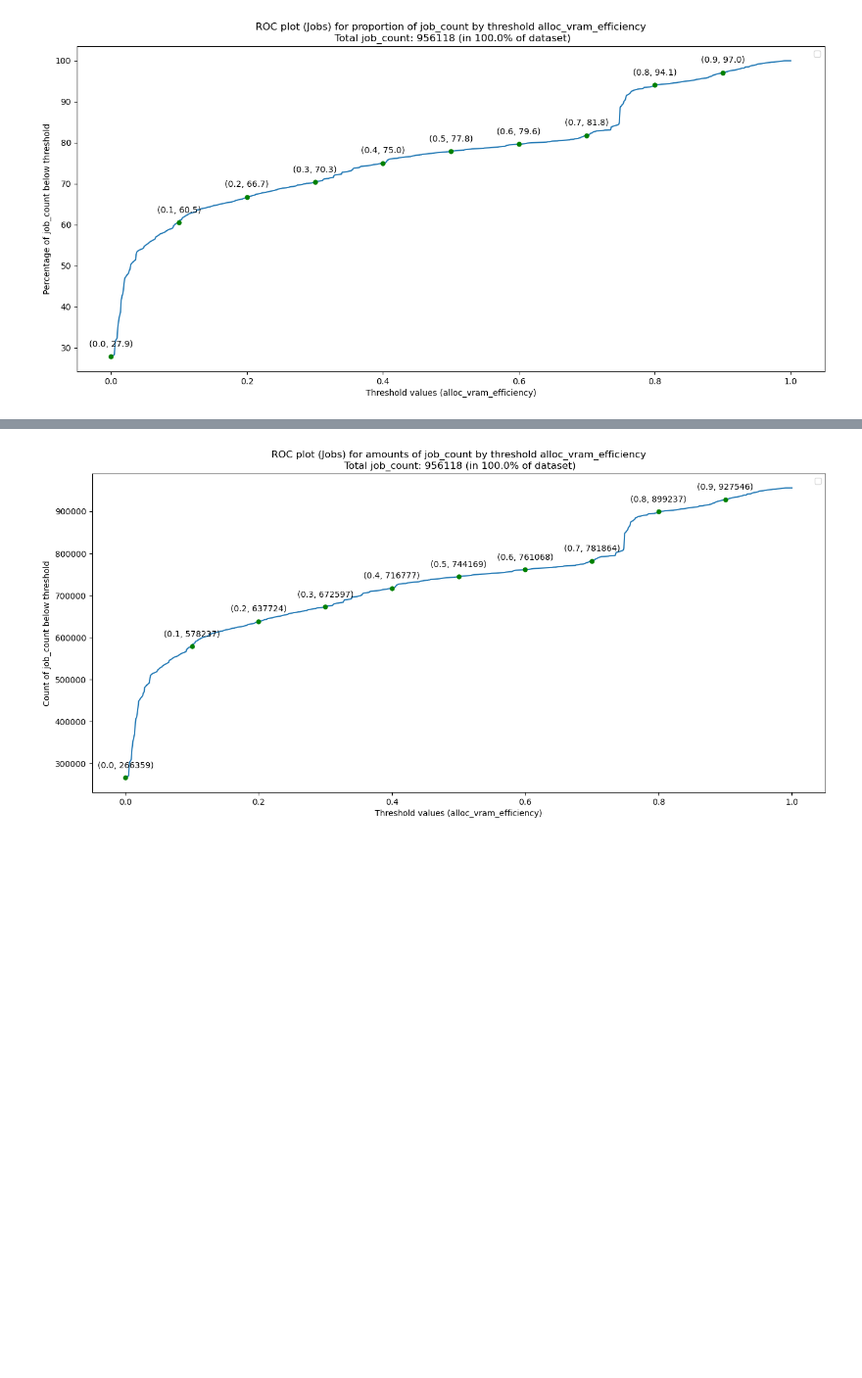
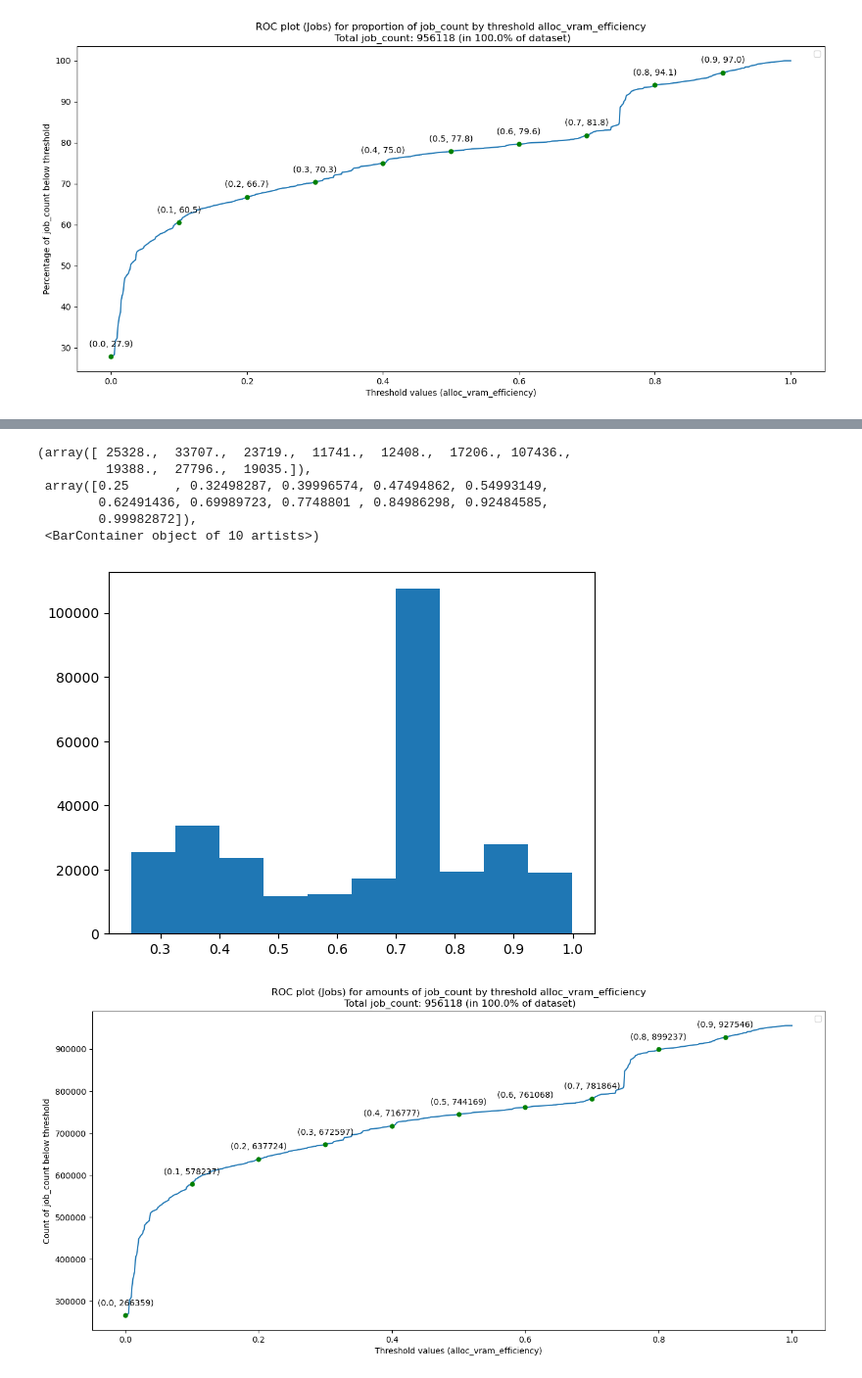
Before and after one commit to UnityHPC/ds4cg-job-analytics, a Jupyter notebook: notebooks/ROC Plot.ipynb, the cells around one changed output, grey strips where cells are left out. Shown at 98% size. Saved outputs shown, nothing was run; the diff lists cells and outputs as text; code cells hidden in the pictures; blank space fills up the shorter version.

Commit message:
Add some code to ROC notesbooks to inspect big jump in jobs plot

```diff
--- a/notebooks/ROC Plot.ipynb
+++ b/notebooks/ROC Plot.ipynb
@@ -84,3 +81,13 @@ fig, (axe1) = roc_instance.plot_roc_jobs(
 )
 # %% [output]
 [figure]
+# %%
+# Inspect jump jobs
+temp = roc_instance.jobs_with_efficiency_metrics
+filtered = temp[(temp["alloc_vram_efficiency"] >= 0.75) & (temp["alloc_vram_efficiency"] <= 0.78)]
+# print(len(filtered))
+# print(len(filtered["JobID"].unique()))
+# print(filtered["GPUType"].value_counts())
+# filtered
+# filtered["User"].unique()
+filtered["vram_constraint"].value_counts()
@@ -87,3 +107,14 @@ fig, (axe1) = roc_instance.plot_roc_jobs(
+# %%
+import matplotlib.pyplot as plt
+plt.hist(filtered["alloc_vram_efficiency"])
+# %% [output]
+(array([ 25328.,  33707.,  23719.,  11741.,  12408.,  17206., 107436.,
+         19388.,  27796.,  19035.]),
+ array([0.25      , 0.32498287, 0.39996574, 0.47494862, 0.54993149,
+        0.62491436, 0.69989723, 0.7748801 , 0.84986298, 0.92484585,
+        0.99982872]),
+ <BarContainer object of 10 artists>)
+[figure, added]
 # %%
 # plot raw numbers of jobs
 threshold_metric = enum_constants.JobEfficiencyMetricsEnum.ALLOC_VRAM_EFFICIENCY
```
Also changed, not shown: parts of 3 cells of this notebook.
